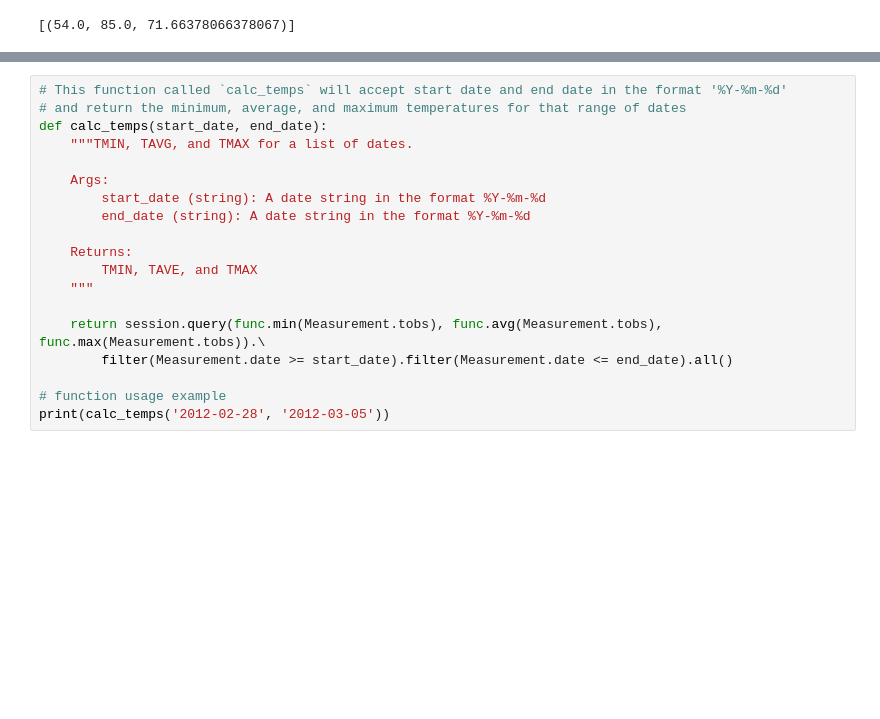
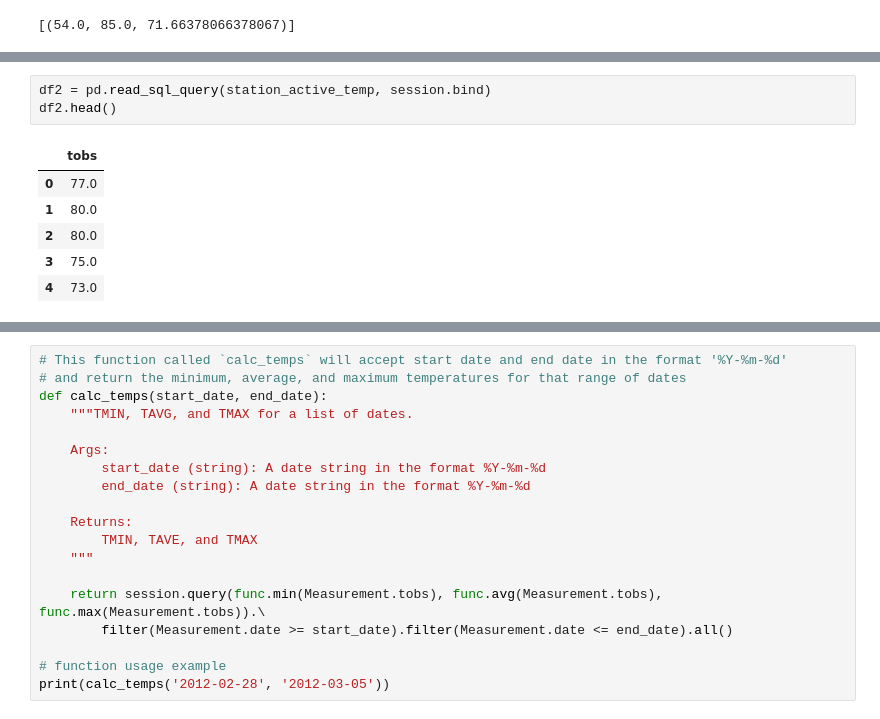
Before and after one commit to SmirnovaAlina/Data_Storage_and_Retrieval, a Jupyter notebook: climate_starter.ipynb, the cells around one changed output, grey strips where cells are left out. Cells and saved outputs as stored; diff of their text form; blank space fills up the shorter version.

```diff
--- a/climate_starter.ipynb
+++ b/climate_starter.ipynb
@@ -230 +208,11 @@ station_active_temp
+# %%
+df2 = pd.read_sql_query(station_active_temp, session.bind)
+df2.head()
+# %% [output]
+|  | tobs |
+| 0 | 77.0 |
+| 1 | 80.0 |
+| 2 | 80.0 |
+| 3 | 75.0 |
+| 4 | 73.0 |
 # %%
```
Also changed, not shown: parts of 7 cells of this notebook.
